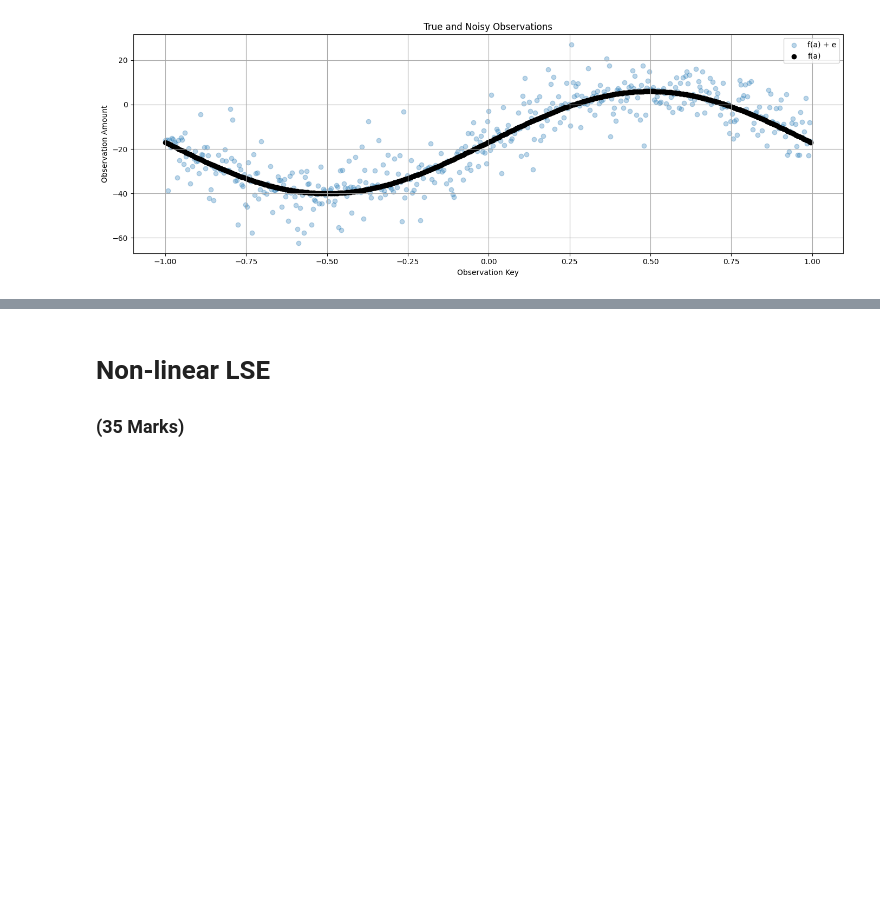
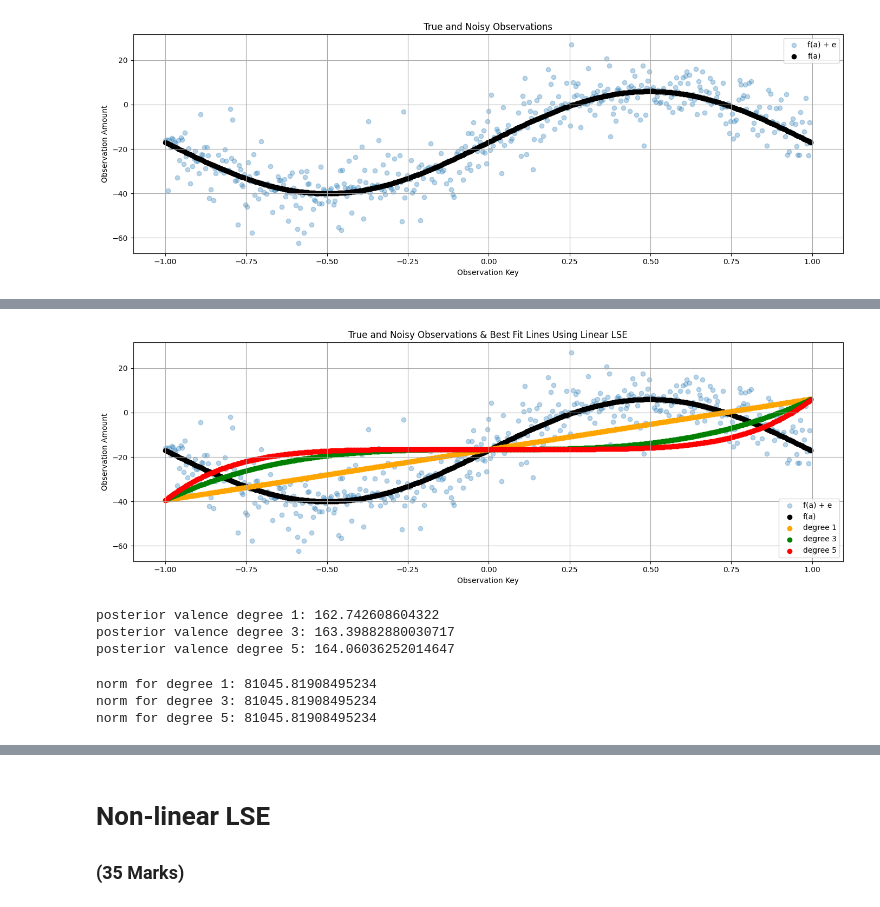
Before and after one commit to azizaahsan1/engg680_2024_fall, a Jupyter notebook: Lab_Assignment2/Assignment2.ipynb, the cells around one changed output, grey strips where cells are left out. Saved outputs shown, nothing was run; the diff lists cells and outputs as text; code cells hidden in the pictures; blank space fills up the shorter version.

Commit message:
part 1 and steps 1-8 of part 2.

```diff
--- a/Lab_Assignment2/Assignment2.ipynb
+++ b/Lab_Assignment2/Assignment2.ipynb
@@ -136,4 +159,18 @@ def fit_polynomial_curve(a: np.ndarray, l: np.ndarray, P: np.ndarray, deg: int)
 # call the fit_polynomial_curve function and fetch the results
 # use polynomial degrees of: 1, 3 ,5
 # (1 marks)
-# ...
+
+deg1=fit_polynomial_curve(x_values,l,P,1)
+print('degree 1 info:')
+print(deg1)
+print('')
+
+deg3=fit_polynomial_curve(x_values,l,P,3)
+print('degree 3 info:')
+print(deg3)
+print('')
+
+deg5=fit_polynomial_curve(x_values,l,P,5)
+print('degree 5 info:')
+print(deg5)
+print('')
@@ -143,24 +198,43 @@ def fit_polynomial_curve(a: np.ndarray, l: np.ndarray, P: np.ndarray, deg: int)
 # hint: use polyval function from numpy library (check input argument carefully)
 # (1 marks)
 
-line_uw = #...
-cubic_uw = #...
-quintic_uw = #...
+x_coeffs=list(deg1[0])
+
+line_uw = np.polyval([x_coeffs[1],x_coeffs[0]], x_values)
+cubic_uw = np.polyval([x_coeffs[1],0,0,x_coeffs[0]], x_values)
+quintic_uw = np.polyval([x_coeffs[1],0,0,0,0,x_coeffs[0]], x_values)
 # %%
 # step 8
 # use the matplotlib to plot each polynomial function, noisy observations l, true observations l_true, together in one single figure
 # for the polynomials of line, cubic and quintic, use color of orange, green and red respectively.
 # (2 marks)
 
 fig, ax = plt.subplots(nrows=1, ncols=1, figsize=(14, 5))
-# ...
 
+plt.scatter(x_values,l, label='f(a) + e', color='tab:blue', marker='o', alpha=0.3)
+plt.scatter(x_values,l_true, label='f(a)', color='k')
+plt.scatter(x_values,line_uw, label='degree 1', color='orange')
+plt.scatter(x_values,cubic_uw, label='degree 3', color='green')
+plt.scatter(x_values,quintic_uw, label='degree 5', color='red')
+
+plt.xlabel('Observation Key')
+plt.ylabel('Observation Amount')
+plt.title('True and Noisy Observations & Best Fit Lines Using Linear LSE')
+plt.legend(loc='lower right')
 
 ax.grid(True, which='both',ls='-',color='0.65')
 
 fig.tight_layout()
+# %% [output]
+[figure, added]
 # %%
 # step 9
 # print the a posterier variance factor for each polynomial function
 # (3 marks)
-# ...
+print(f'posterior valence degree 1: {deg1[2]}')
+print(f'posterior valence degree 3: {deg3[2]}')
+print(f'posterior valence degree 5: {deg5[2]}')
+# %% [output]
+posterior valence degree 1: 162.742608604322
+posterior valence degree 3: 163.39882880030717
+posterior valence degree 5: 164.06036252014647
@@ -172,3 +241,27 @@ fig.tight_layout()
+# %%
+# step 10
+# compute and print the norm between the predicted observations (output from each polynomial function) and the true observations
+# (3 marks)
+def norm(v,n):
+  v=list(v)
+  norm=0
+  for i in range(n):
+    v[i]=(v[i])**2
+    norm=norm+v[i]
+  return norm
+
+norm1=norm(deg1[3],n)
+print(f'norm for degree 1: {norm1}')
+
+norm3=norm(deg3[3],n)
+print(f'norm for degree 3: {norm3}')
+
+norm5=norm(deg5[3],n)
+print(f'norm for degree 5: {norm5}')
+# %% [output]
+norm for degree 1: 81045.81908495234
+norm for degree 3: 81045.81908495234
+norm for degree 5: 81045.81908495234
 # %%
 # step 11
 # comment on the results of a posterier variance factor and norm, what pattern do you observe
```
Also changed, not shown: parts of 15 cells of this notebook.
